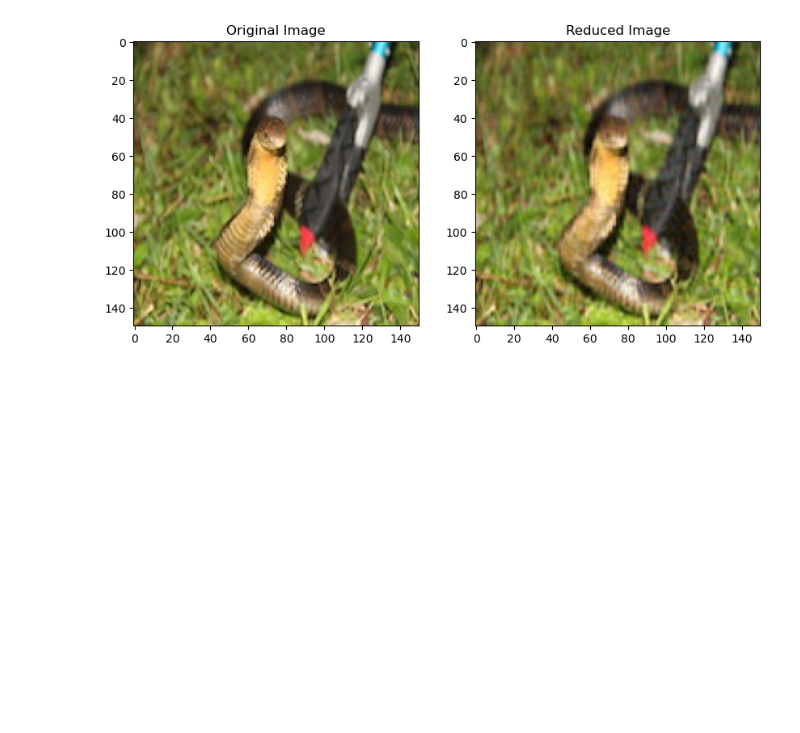
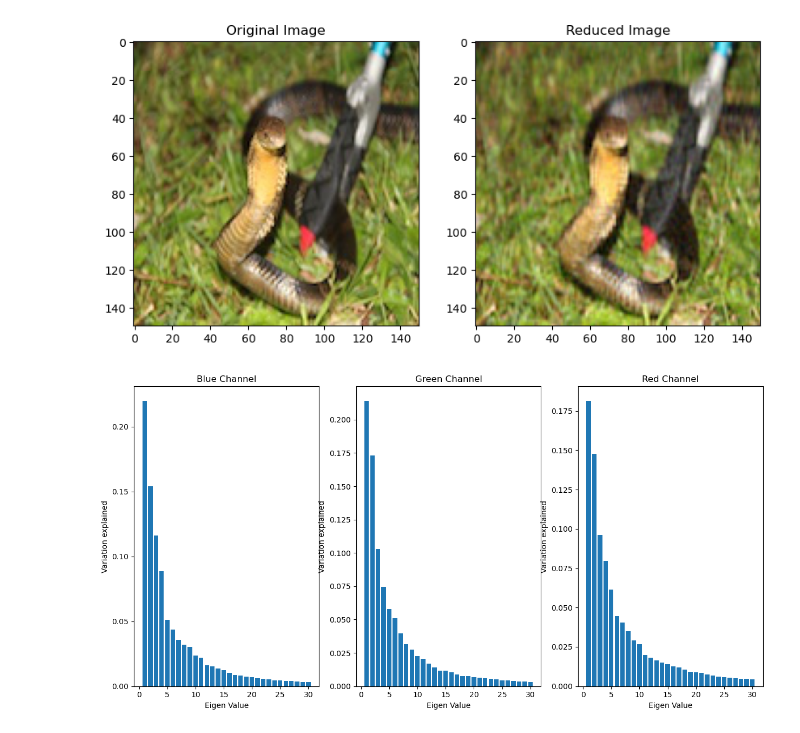
Before and after one commit to JadonCo101/ML-Project, a Jupyter notebook: snake/CNN_PCA.ipynb, the cells around one changed output. Cells and saved outputs as stored; diff of their text form; code cells hidden in the pictures; blank space fills up the shorter version.

Commit message:
added graph for pca

```diff
--- a/snake/CNN_PCA.ipynb
+++ b/snake/CNN_PCA.ipynb
@@ -475,3 +477,23 @@ Red Channel  : 0.9390596875578482
 (150, 150) (150, 150) (150, 150)
 (150, 150, 3)
 [figure]
+# %%
+fig = plt.figure(figsize = (15, 7.2))
+fig.add_subplot(131)
+plt.title("Blue Channel")
+plt.ylabel('Variation explained')
+plt.xlabel('Eigen Value')
+plt.bar(list(range(1,31)),pca_b.explained_variance_ratio_)
+fig.add_subplot(132)
+plt.title("Green Channel")
+plt.ylabel('Variation explained')
+plt.xlabel('Eigen Value')
+plt.bar(list(range(1,31)),pca_g.explained_variance_ratio_)
+fig.add_subplot(133)
+plt.title("Red Channel")
+plt.ylabel('Variation explained')
+plt.xlabel('Eigen Value')
+plt.bar(list(range(1,31)),pca_r.explained_variance_ratio_)
+plt.show()
+# %% [output]
+[figure, added]
```
Also changed, not shown: parts of 12 cells of this notebook, 3 other files.
